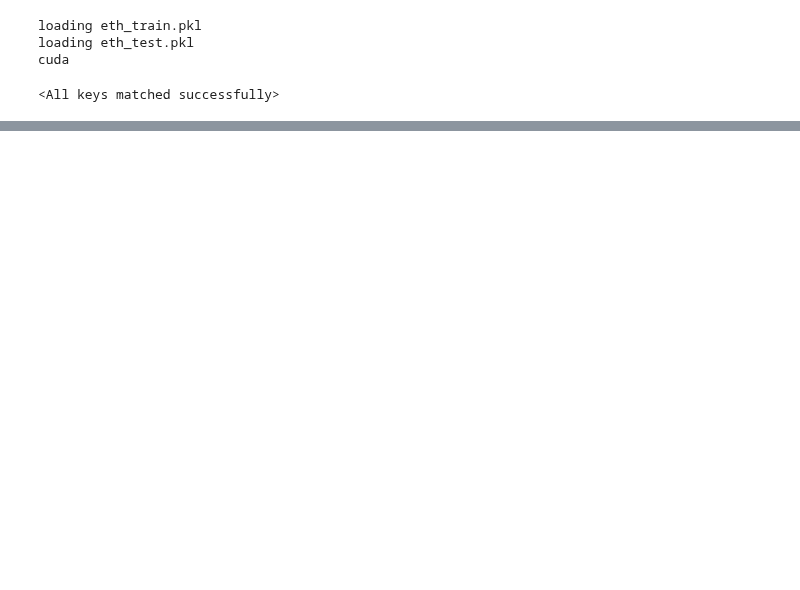
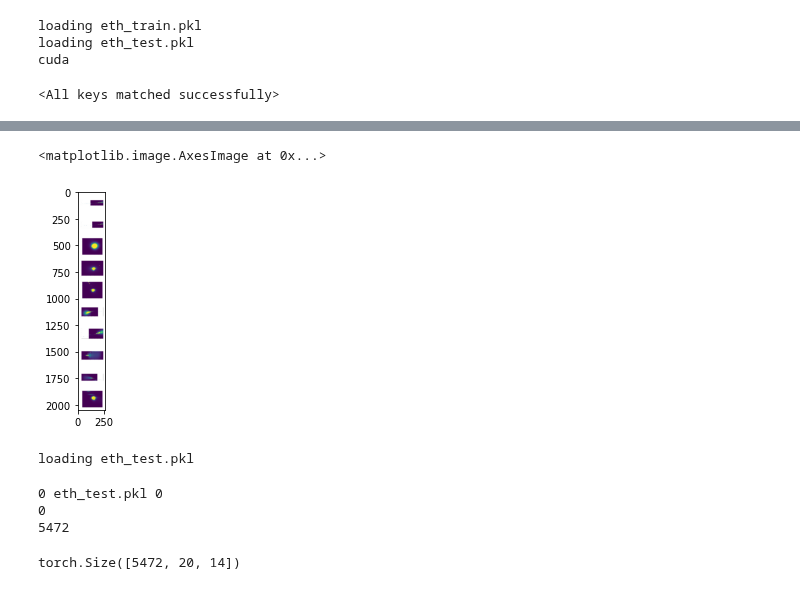
Before and after one commit to alexpostnikov/trajectory-prediction, a Jupyter notebook: notebooks/visualizer.ipynb, the cells around one changed output, grey strips where cells are left out. Saved outputs shown, nothing was run; the diff lists cells and outputs as text; code cells hidden in the pictures; blank space fills up the shorter version.

```diff
--- a/notebooks/visualizer.ipynb
+++ b/notebooks/visualizer.ipynb
@@ -76,0 +64,13 @@ TypeError: expected Tensor as element 0 in argument 0, but got list
+# %%
+from torchvision import transforms
+import torch.nn.functional as F
+from torchvision.transforms import Resize
+smaller = []
+# for img in buf:
+
+#     smaller.append(F.interpolate(img, size=(256,256)))
+trans = transforms.ToPILImage(mode='RGB')
+plt.imshow(trans(torch.cat(buf,dim=1)).resize((256,2048)))
+# %% [output]
+<matplotlib.image.AxesImage at 0x...>
+[figure, added]
@@ -76,0 +79,4 @@ TypeError: expected Tensor as element 0 in argument 0, but got list
+# %%
+dataset = Dataset_from_pkl("/home/robot/repos/trajectory-prediction/processed_with_forces/", data_files=["eth_test.pkl"])
+# %% [output]
+loading eth_test.pkl
@@ -76,0 +86,27 @@ TypeError: expected Tensor as element 0 in argument 0, but got list
+# %%
+upper_bounds = list(dataset.dataset_indeces.keys())
+upper_bounds.append(0)
+upper_bounds.sort()
+upper_bounds
+for i, (dataset_name, index) in enumerate(dataset.dataset_indeces.values()):
+    print (i, dataset_name, index)
+    print(upper_bounds[i])
+    print(upper_bounds[i+1])
+    torch.save(dataset.processed_history[upper_bounds[i]:upper_bounds[i+1]], "../preprocessed/"
+                       + dataset_name[:dataset_name.index(".")]+str(index)+".pt")
+    torch.save(dataset.processed_neighbors[upper_bounds[i]:upper_bounds[i + 1]], "../preprocessed/"
+                       + dataset_name[:dataset_name.index(".")] + str(index) + "neighbors.pt")
+# %% [output]
+0 eth_test.pkl 0
+0
+5472
+# %%
+a = []
+for i, (dataset_name, index) in enumerate(dataset.dataset_indeces.values()):
+    a.append(torch.load("../preprocessed/"
+                       + dataset_name[:dataset_name.index(".")]+str(index)+".pt"))
+
+a = torch.cat(a)
+print (a.shape)
+# %% [output]
+torch.Size([5472, 20, 14])
```
Also changed, not shown: parts of 13 cells of this notebook, 6 other files.
